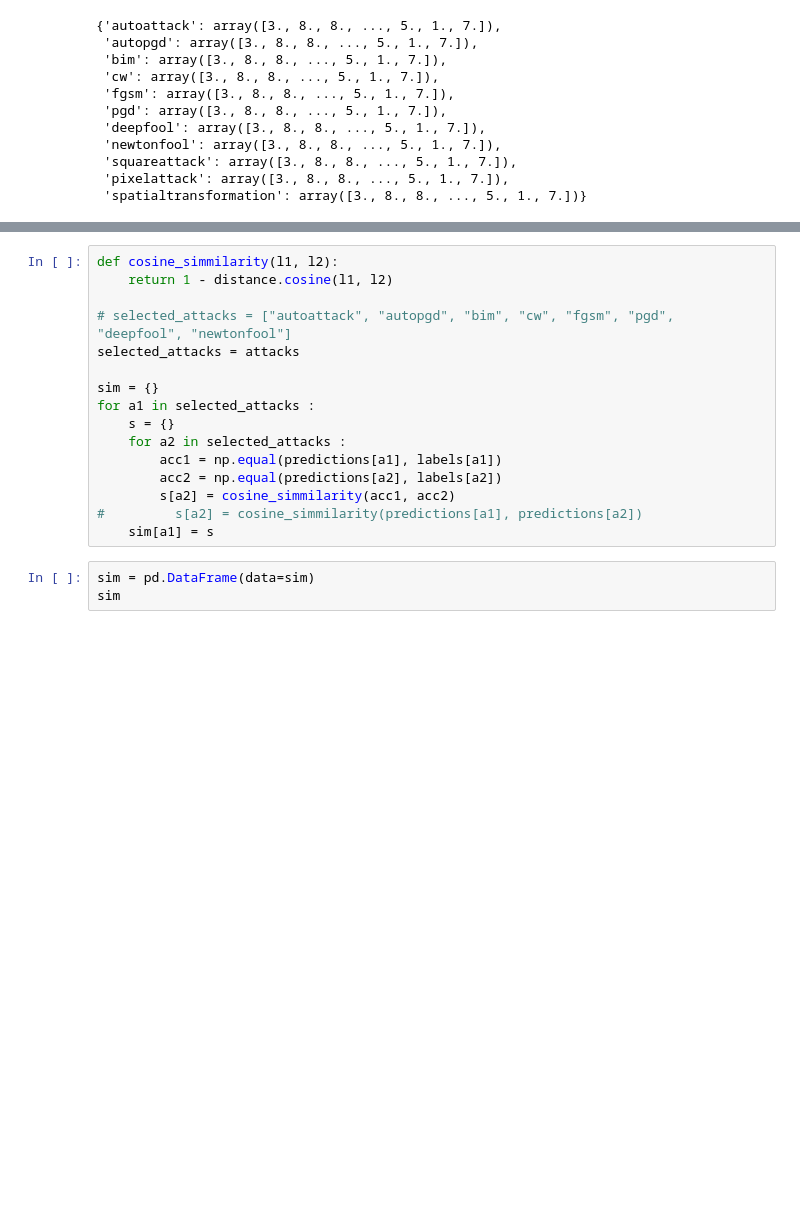
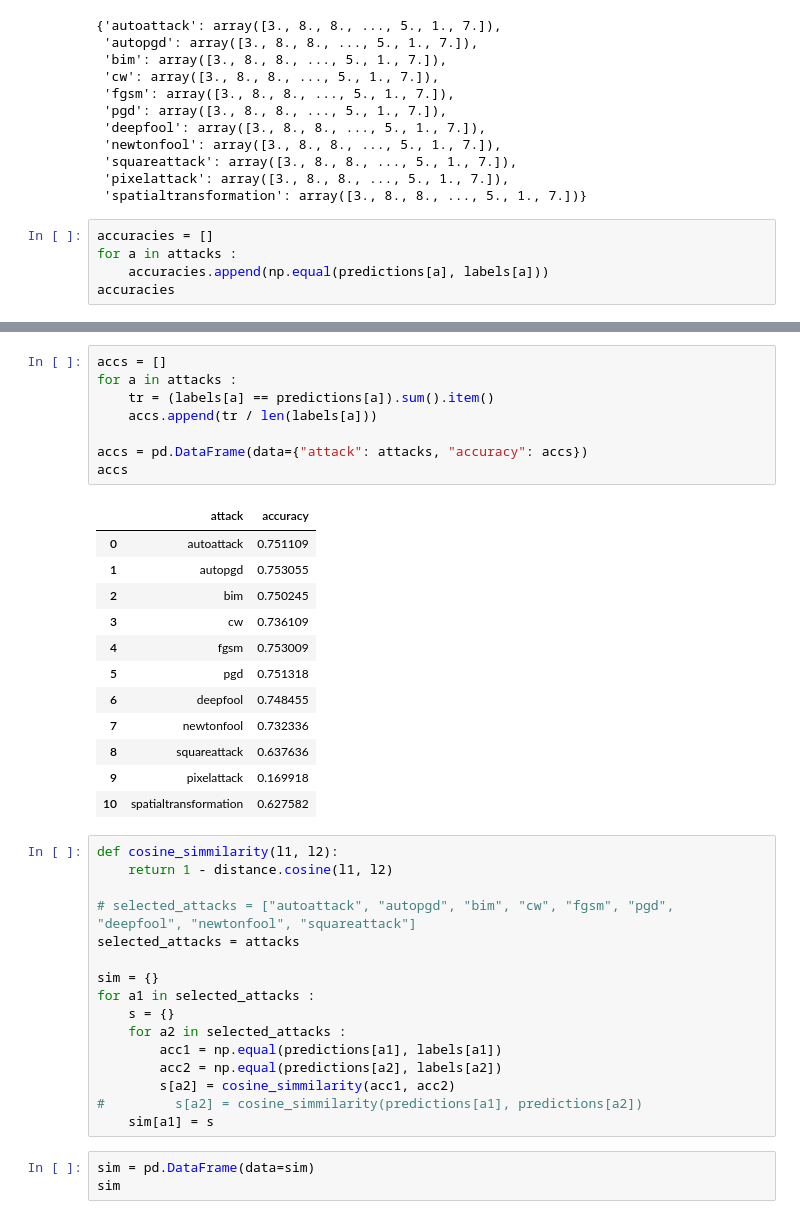
Before and after one commit to mhilmiasyrofi/MART, a Jupyter notebook: cosine-simmilarity.ipynb, the cells around one changed output, grey strips where cells are left out. Cells and saved outputs as stored; diff of their text form; blank space fills up the shorter version.

```diff
--- a/cosine-simmilarity.ipynb
+++ b/cosine-simmilarity.ipynb
@@ -113,3 +85,8 @@ labels
  'squareattack': array([3., 8., 8., ..., 5., 1., 7.]),
  'pixelattack': array([3., 8., 8., ..., 5., 1., 7.]),
  'spatialtransformation': array([3., 8., 8., ..., 5., 1., 7.])}
+# %%
+accuracies = []
+for a in attacks :
+    accuracies.append(np.equal(predictions[a], labels[a]))
+accuracies
@@ -116,8 +105,29 @@ labels
+# %%
+accs = []
+for a in attacks :
+    tr = (labels[a] == predictions[a]).sum().item()
+    accs.append(tr / len(labels[a]))
+
+accs = pd.DataFrame(data={"attack": attacks, "accuracy": accs})
+accs
+# %% [output]
+|  | attack | accuracy |
+| 0 | autoattack | 0.751109 |
+| 1 | autopgd | 0.753055 |
+| 2 | bim | 0.750245 |
+| 3 | cw | 0.736109 |
+| 4 | fgsm | 0.753009 |
+| 5 | pgd | 0.751318 |
+| 6 | deepfool | 0.748455 |
+| 7 | newtonfool | 0.732336 |
+| 8 | squareattack | 0.637636 |
+| 9 | pixelattack | 0.169918 |
+| 10 | spatialtransformation | 0.627582 |
 # %%
 def cosine_simmilarity(l1, l2):
     return 1 - distance.cosine(l1, l2)
 
-# selected_attacks = ["autoattack", "autopgd", "bim", "cw", "fgsm", "pgd", "deepfool", "newtonfool"]
+# selected_attacks = ["autoattack", "autopgd", "bim", "cw", "fgsm", "pgd", "deepfool", "newtonfool", "squareattack"]
 selected_attacks = attacks
 
 sim = {}
```
Also changed, not shown: parts of 13 cells of this notebook.
